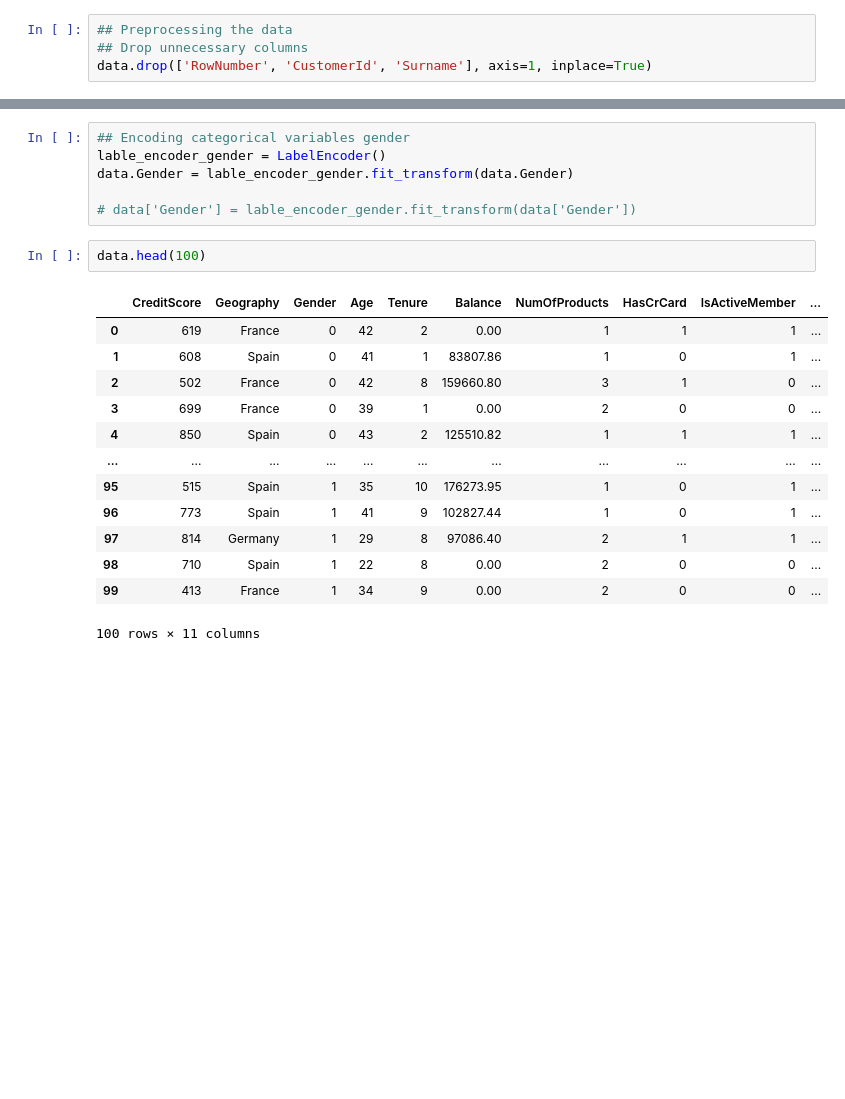
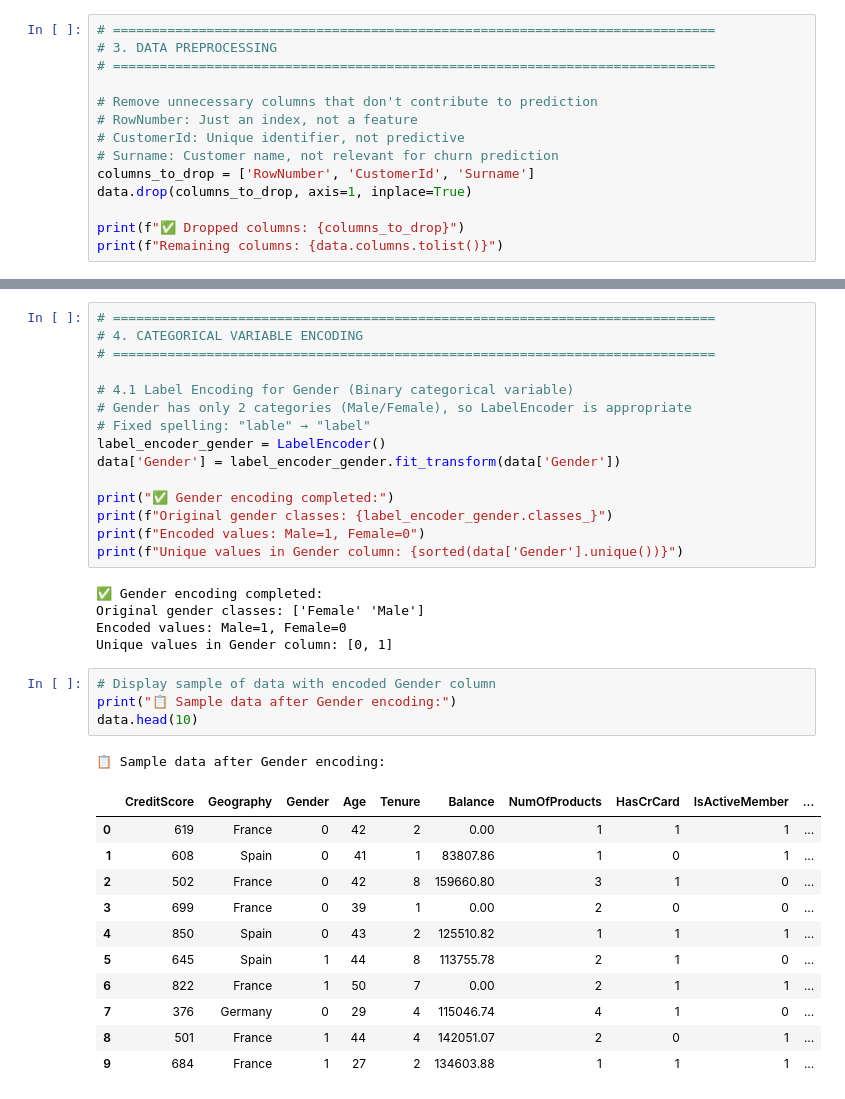
Before and after one commit to SurajK221b/churn-modelling-dl, a Jupyter notebook: Experiments.ipynb, the cells around one changed output, grey strips where cells are left out. Saved outputs shown, nothing was run; the diff lists cells and outputs as text; blank space fills up the shorter version.

```diff
--- a/Experiments.ipynb
+++ b/Experiments.ipynb
@@ -46,4 +98,14 @@ memory usage: 1.1+ MB
 # %%
-## Preprocessing the data
-## Drop unnecessary columns
-data.drop(['RowNumber', 'CustomerId', 'Surname'], axis=1, inplace=True)
+# =============================================================================
+# 3. DATA PREPROCESSING
+# =============================================================================
+
+# Remove unnecessary columns that don't contribute to prediction
+# RowNumber: Just an index, not a feature
+# CustomerId: Unique identifier, not predictive
+# Surname: Customer name, not relevant for churn prediction
+columns_to_drop = ['RowNumber', 'CustomerId', 'Surname']
+data.drop(columns_to_drop, axis=1, inplace=True)
+
+print(f"✅ Dropped columns: {columns_to_drop}")
+print(f"Remaining columns: {data.columns.tolist()}")
@@ -57,25 +125,40 @@ data.head()
 | 3 | 699 | France | Female | 39 | 1 | 0.00 | 2 | 0 | 0 | ... |
 | 4 | 850 | Spain | Female | 43 | 2 | 125510.82 | 1 | 1 | 1 | ... |
 # %%
-## Encoding categorical variables gender
-lable_encoder_gender = LabelEncoder()
-data.Gender = lable_encoder_gender.fit_transform(data.Gender)
+# =============================================================================
+# 4. CATEGORICAL VARIABLE ENCODING
+# =============================================================================
 
-# data['Gender'] = lable_encoder_gender.fit_transform(data['Gender'])
+# 4.1 Label Encoding for Gender (Binary categorical variable)
+# Gender has only 2 categories (Male/Female), so LabelEncoder is appropriate
+# Fixed spelling: "lable" → "label"
+label_encoder_gender = LabelEncoder()
+data['Gender'] = label_encoder_gender.fit_transform(data['Gender'])
+
+print("✅ Gender encoding completed:")
+print(f"Original gender classes: {label_encoder_gender.classes_}")
+print(f"Encoded values: Male=1, Female=0")
+print(f"Unique values in Gender column: {sorted(data['Gender'].unique())}")
+# %% [output]
+✅ Gender encoding completed:
+Original gender classes: ['Female' 'Male']
+Encoded values: Male=1, Female=0
+Unique values in Gender column: [0, 1]
 # %%
-data.head(100)
+# Display sample of data with encoded Gender column
+print("📋 Sample data after Gender encoding:")
+data.head(10)
 # %% [output]
+📋 Sample data after Gender encoding:
 |  | CreditScore | Geography | Gender | Age | Tenure | Balance | NumOfProducts | HasCrCard | IsActiveMember | ... |
 | 0 | 619 | France | 0 | 42 | 2 | 0.00 | 1 | 1 | 1 | ... |
 | 1 | 608 | Spain | 0 | 41 | 1 | 83807.86 | 1 | 0 | 1 | ... |
 | 2 | 502 | France | 0 | 42 | 8 | 159660.80 | 3 | 1 | 0 | ... |
 | 3 | 699 | France | 0 | 39 | 1 | 0.00 | 2 | 0 | 0 | ... |
 | 4 | 850 | Spain | 0 | 43 | 2 | 125510.82 | 1 | 1 | 1 | ... |
-| ... | ... | ... | ... | ... | ... | ... | ... | ... | ... | ... |
-| 95 | 515 | Spain | 1 | 35 | 10 | 176273.95 | 1 | 0 | 1 | ... |
-| 96 | 773 | Spain | 1 | 41 | 9 | 102827.44 | 1 | 0 | 1 | ... |
-| 97 | 814 | Germany | 1 | 29 | 8 | 97086.40 | 2 | 1 | 1 | ... |
-| 98 | 710 | Spain | 1 | 22 | 8 | 0.00 | 2 | 0 | 0 | ... |
-| 99 | 413 | France | 1 | 34 | 9 | 0.00 | 2 | 0 | 0 | ... |
+| 5 | 645 | Spain | 1 | 44 | 8 | 113755.78 | 2 | 1 | 0 | ... |
+| 6 | 822 | France | 1 | 50 | 7 | 0.00 | 2 | 1 | 1 | ... |
+| 7 | 376 | Germany | 0 | 29 | 4 | 115046.74 | 4 | 1 | 0 | ... |
+| 8 | 501 | France | 1 | 44 | 4 | 142051.07 | 2 | 0 | 1 | ... |
+| 9 | 684 | France | 1 | 27 | 2 | 134603.88 | 1 | 1 | 1 | ... |
-100 rows × 11 columns
 # %%
```
Also changed, not shown: parts of 37 cells of this notebook, 8 other files.
